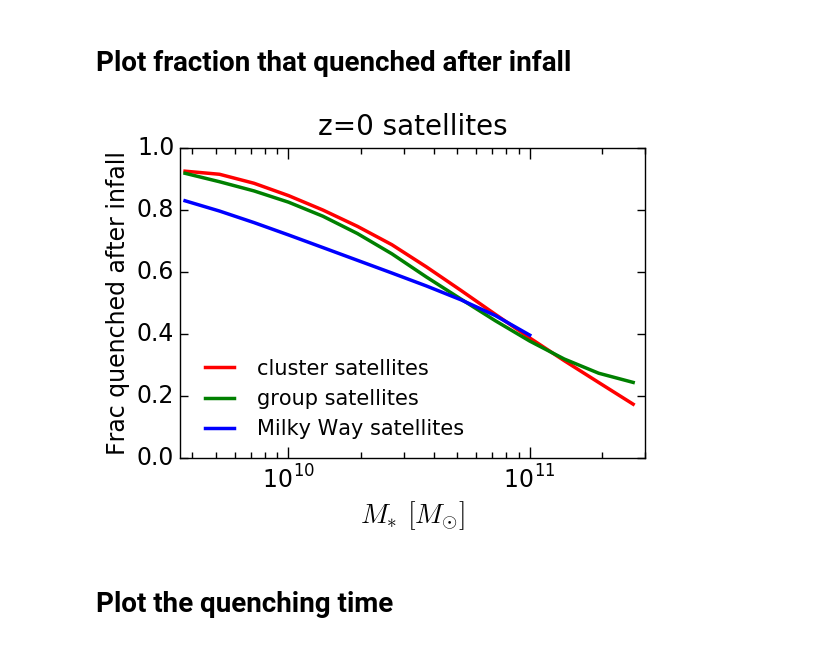
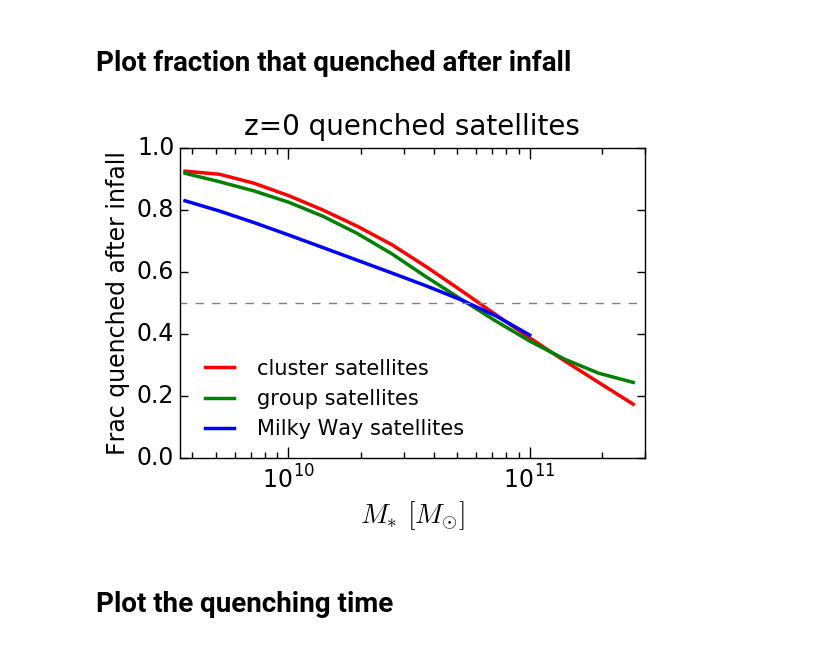
Before and after one commit to aphearin/time_evolving_cam_utils, a Jupyter notebook: fraction_quenched_after_infall.ipynb, the cells around one changed output. Drawn from its saved outputs; the diff is of its cells as text; code cells hidden in the pictures.

Commit message:
updated satellite notebook

```diff
--- a/fraction_quenched_after_infall.ipynb
+++ b/fraction_quenched_after_infall.ipynb
@@ -101,35 +101,37 @@ from scipy.signal import savgol_filter
 fig = plt.figure()
 ax = fig.add_subplot(111)
 
 xlabel = ax.set_xlabel(r'$M_{\ast}$ $[M_{\odot}]$', fontsize=20)
 ylabel = ax.set_ylabel('Frac quenched after infall', fontsize=17)
-title = ax.set_title('z=0 satellites', fontsize=20, y=1.02) # y param fixes an overhanging title
+title = ax.set_title('z=0 quenched satellites', fontsize=20, y=1.02) # y param fixes an overhanging title
 
 ax.plot(sm_mids, savgol_filter(frac_quenched_as_sat_cluster, 13, 5), color='red',
         linewidth=2.5, label = "cluster satellites")
 
 ax.plot(sm_mids, savgol_filter(frac_quenched_as_sat_group, 13, 4), color='green',
         linewidth=2.5, label = "group satellites")
 
 # ax.plot(sm_mids, savgol_filter(frac_quenched_as_sat, 13, 4), color='k',
 #         linewidth=2.5, label = "all satellites")
 
 ax.plot(sm_mids[:-3], savgol_filter(frac_quenched_as_sat_milky_way[:-3], 11, 5), color='blue',
         linewidth=2.5, label = "Milky Way satellites")
 
+ax.plot(np.logspace(9, 12, 100), np.zeros(100) + 0.5, '--', color='gray')
+
 plt.tick_params(axis='x', length=8, width=1, which='major')
 plt.tick_params(axis='x', length=4, width=1, which='minor')
 plt.tick_params(axis='y', length=6, width=1, which='major')
 plt.xscale('log')
 plt.xticks(fontsize=17)
 plt.yticks(fontsize=17)
 plt.xlim(xmin = 10**9.55, xmax=3*10**11)
 plt.ylim(ymin = 0, ymax = 1)
 plt.legend(frameon=False, loc='lower left', fontsize=15)
 
 fig.savefig('FIGS/post_infall_quenching_fractions.pdf', bbox_extra_artists=[xlabel, ylabel], bbox_inches='tight')
 # %% [output]
-[figure, old version]
+[figure, new version]
 # %% [markdown]
 # Plot the quenching time
 # %%
```
Also changed, not shown: 1 other file.
